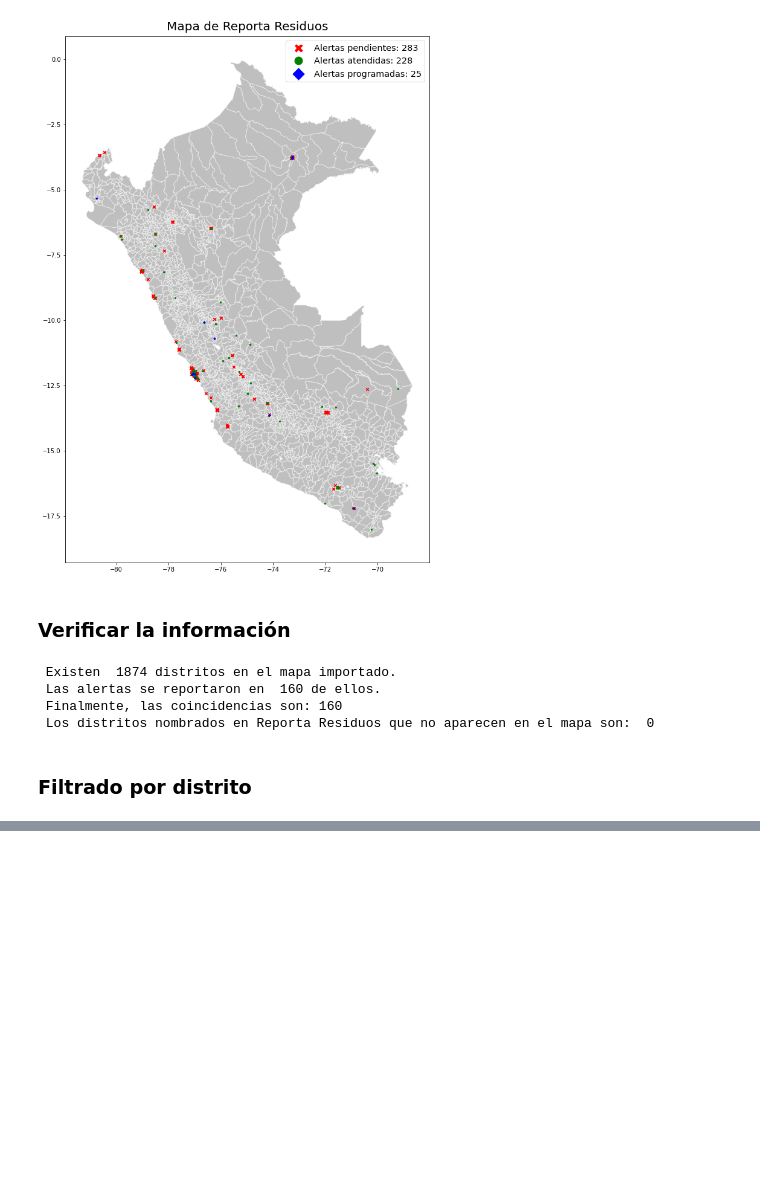
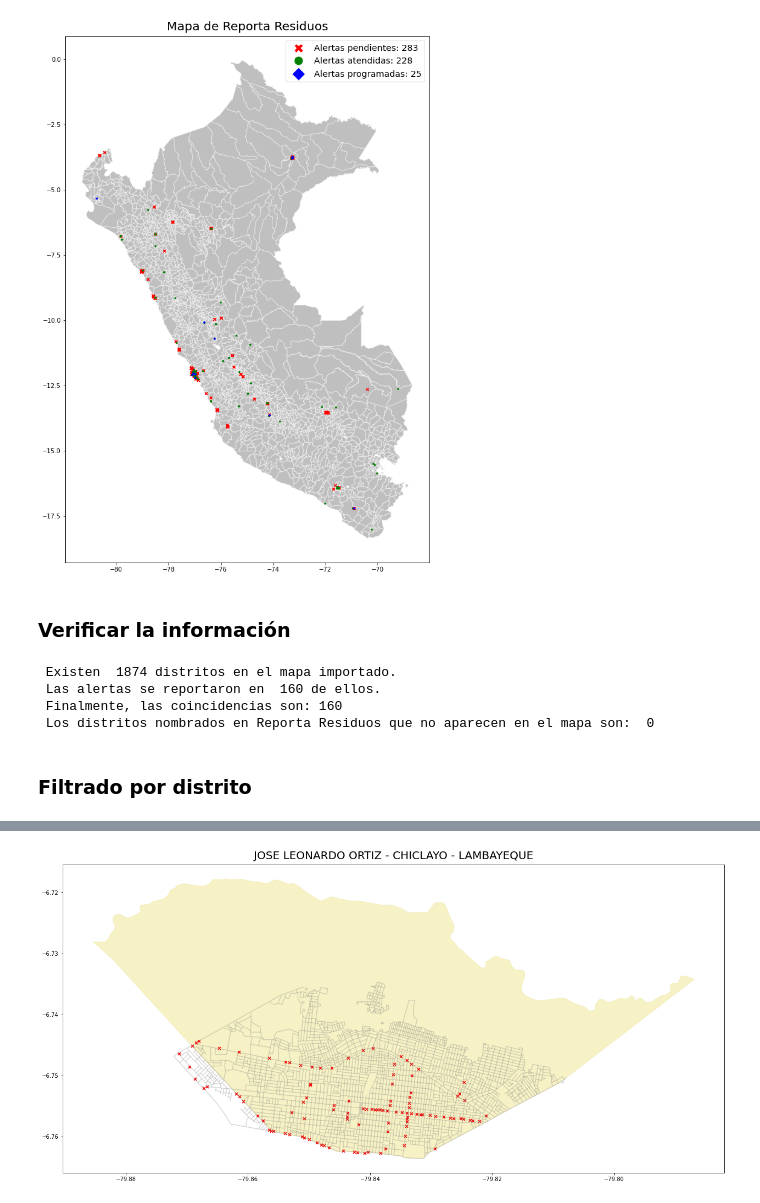
Before and after one commit to Dante-Guerrero/RR_Notebook, a Jupyter notebook: book1.ipynb, the cells around one changed output, grey strips where cells are left out. Saved outputs shown, nothing was run; the diff lists cells and outputs as text; code cells hidden in the pictures; blank space fills up the shorter version.

```diff
--- a/book1.ipynb
+++ b/book1.ipynb
@@ -435,0 +497,55 @@ fig.savefig('asi.pdf', dpi=1200)
+# %%
+dep = 'LAMBAYEQUE'
+pro = 'CHICLAYO'
+dis = 'JOSE LEONARDO ORTIZ'
+
+# Filtrando el mapa
+
+mapa_filtro_dep = distritos['NOMBDEP'] == dep
+fdistritos = distritos[mapa_filtro_dep]
+
+mapa_filtro_pro = fdistritos['NOMBPROV'] == pro
+fdistritos = fdistritos[mapa_filtro_pro]
+
+mapa_filtro_dis = fdistritos['NOMBDIST'] == dis
+fdistritos = fdistritos[mapa_filtro_dis]
+
+# Filtrando las calles
+
+calles_filtro_dep = calles_peru['NOM_DPTO'] == dep
+fcalles_peru =  calles_peru[calles_filtro_dep]
+
+calles_filtro_pro = fcalles_peru['NOM_PROV'] == pro
+fcalles_peru = fcalles_peru[calles_filtro_pro]
+
+calles_filtro_dis = fcalles_peru['NOM_DIST'] == dis
+fcalles_peru = fcalles_peru[calles_filtro_dis]
+
+# Dibujando los plots
+
+mapa2 = fdistritos.plot(
+    figsize=(21.60, 38.40),
+    alpha=0.5,
+    color='khaki',
+    edgecolor='palegoldenrod')
+
+mapa2.set_title(
+    dis + ' - ' + pro + ' - ' + dep,
+    pad = 10,
+    fontdict={'fontsize':20, 'color': '#000000'}
+    )
+
+calles2 = fcalles_peru.plot(
+    ax=mapa2,
+    alpha = 0.3,
+    color = 'grey',
+)
+
+od_points = od.plot(
+    ax=mapa2,
+    color = 'red',
+    markersize=25,
+    marker='x'
+)
+# %% [output]
+[figure, added]
```
Also changed, not shown: parts of 7 cells of this notebook, 11 other files.
